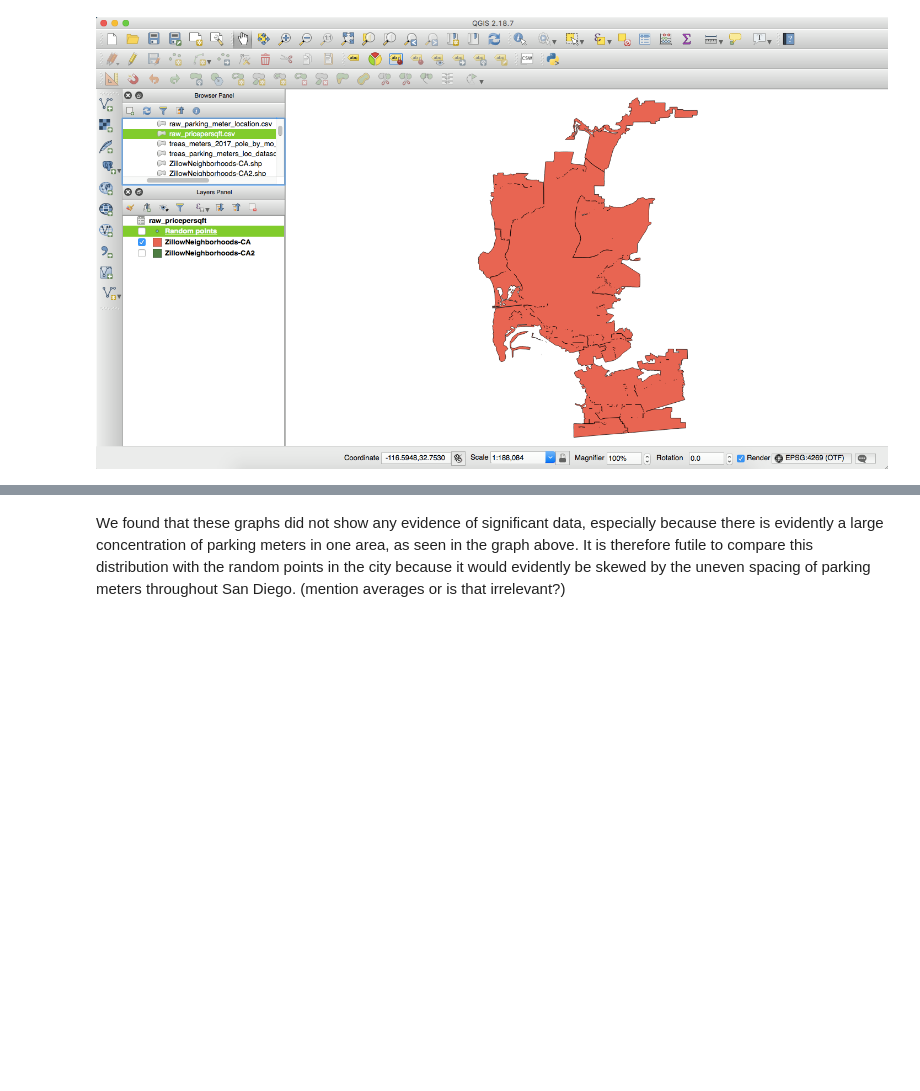
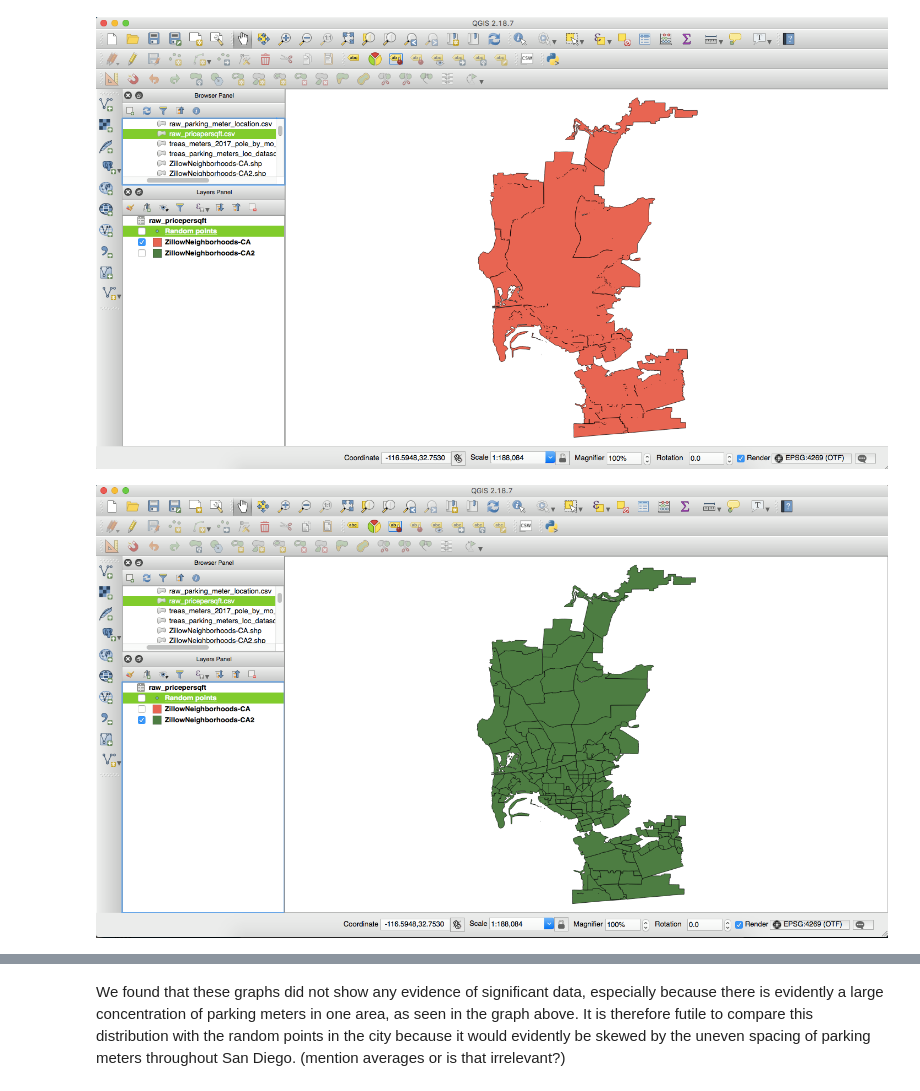
Before and after one commit to mac011/Pr_087, a Jupyter notebook: Pr_087_HackathonSubmission.ipynb, the cells around one changed output, grey strips where cells are left out. Cells and saved outputs as stored; diff of their text form; code cells hidden in the pictures; blank space fills up the shorter version.

```diff
--- a/Pr_087_HackathonSubmission.ipynb
+++ b/Pr_087_HackathonSubmission.ipynb
@@ -109,3 +113,7 @@ Firstly, we compared the distribution of the distances of the parking meters to
 Image("plots/QGis1.png")
 # %% [output]
 [figure]
+# %%
+Image("plots/QGis2.png")
+# %% [output]
+[figure, added]
```
Also changed, not shown: parts of 16 cells of this notebook, 1 other file.
